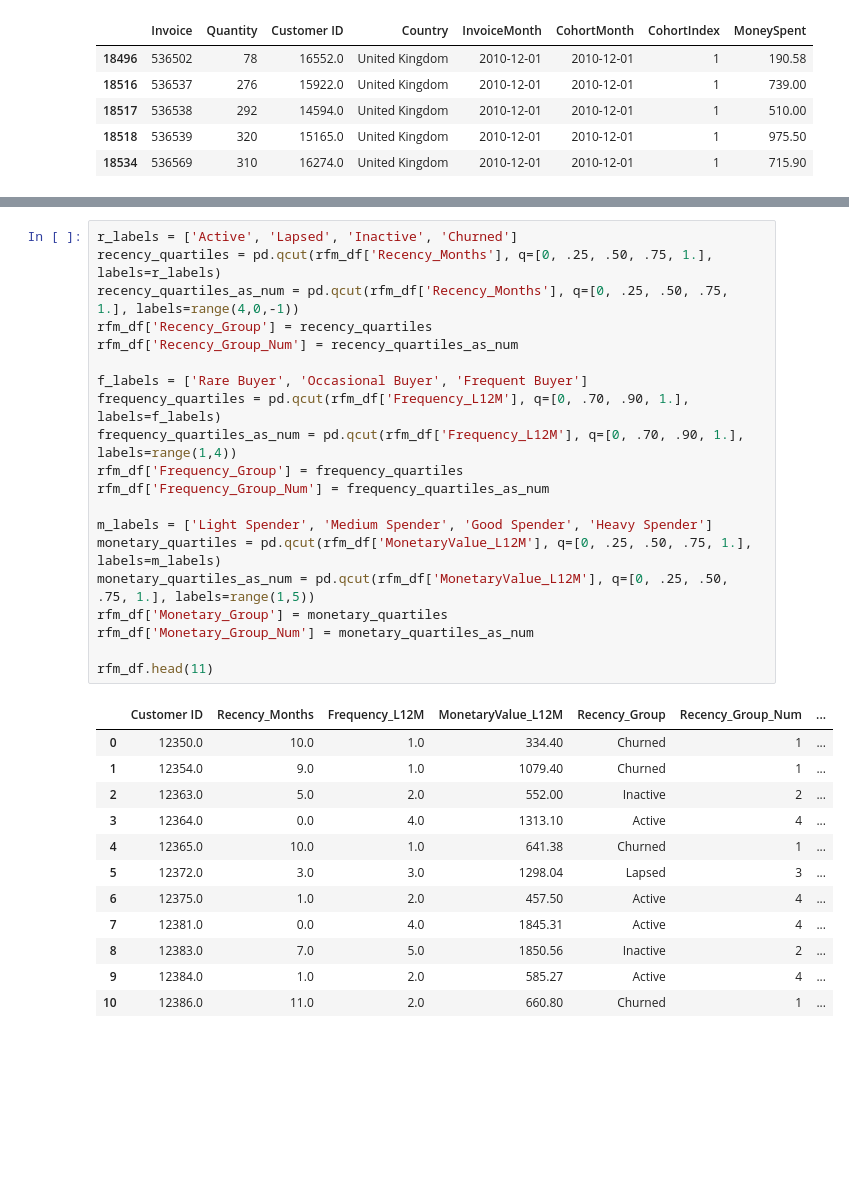
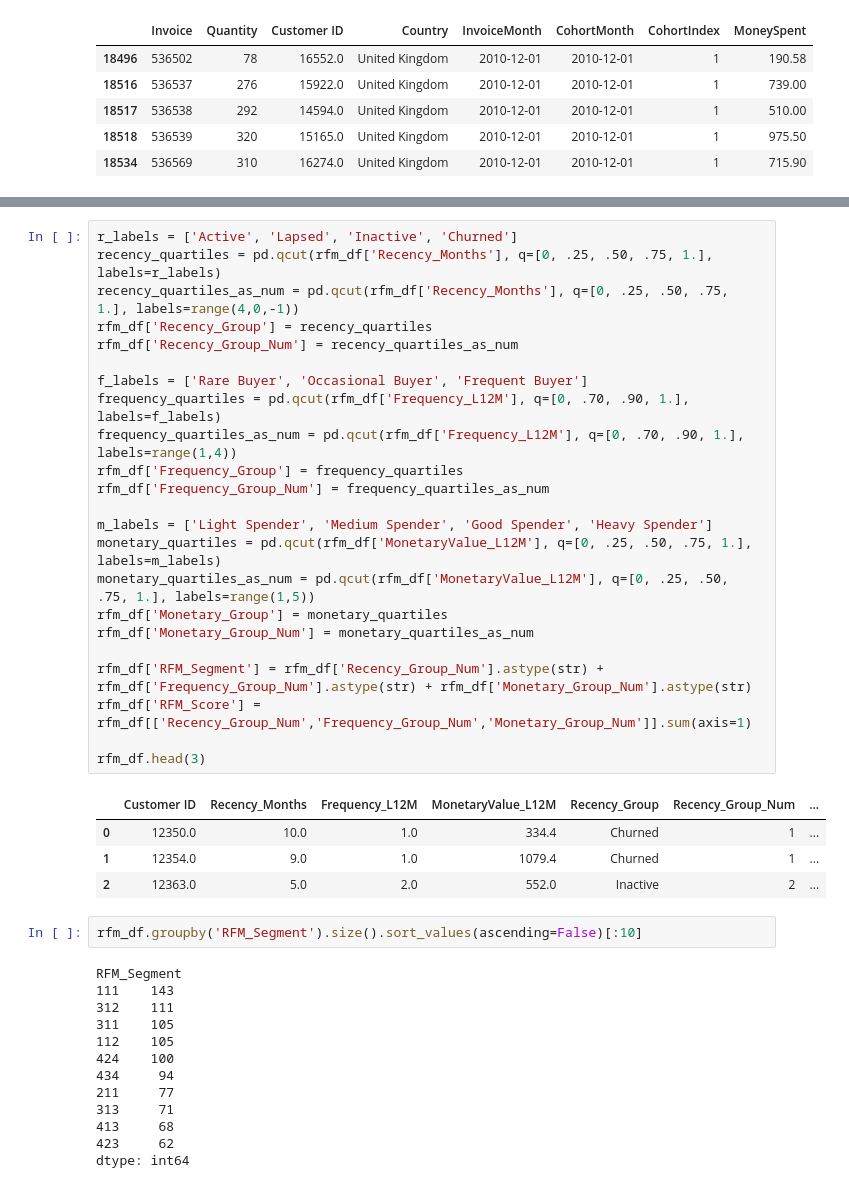
Before and after one commit to ga-tardochisalles/online-retail-customer-segregation, a Jupyter notebook: Cohort_RFM_KMeans_Customer_Analysis.ipynb, the cells around one changed output, grey strips where cells are left out. Saved outputs shown, nothing was run; the diff lists cells and outputs as text; blank space fills up the shorter version.

```diff
--- a/Untitled.ipynb
+++ b/Cohort_RFM_KMeans_Customer_Analysis.ipynb
@@ -216,33 +221,43 @@ plt.show()
 # %%
 r_labels = ['Active', 'Lapsed', 'Inactive', 'Churned']
 recency_quartiles = pd.qcut(rfm_df['Recency_Months'], q=[0, .25, .50, .75, 1.], labels=r_labels)
 recency_quartiles_as_num = pd.qcut(rfm_df['Recency_Months'], q=[0, .25, .50, .75, 1.], labels=range(4,0,-1))
 rfm_df['Recency_Group'] = recency_quartiles
 rfm_df['Recency_Group_Num'] = recency_quartiles_as_num
 
 f_labels = ['Rare Buyer', 'Occasional Buyer', 'Frequent Buyer']
 frequency_quartiles = pd.qcut(rfm_df['Frequency_L12M'], q=[0, .70, .90, 1.], labels=f_labels)
 frequency_quartiles_as_num = pd.qcut(rfm_df['Frequency_L12M'], q=[0, .70, .90, 1.], labels=range(1,4))
 rfm_df['Frequency_Group'] = frequency_quartiles
 rfm_df['Frequency_Group_Num'] = frequency_quartiles_as_num
 
 m_labels = ['Light Spender', 'Medium Spender', 'Good Spender', 'Heavy Spender']
 monetary_quartiles = pd.qcut(rfm_df['MonetaryValue_L12M'], q=[0, .25, .50, .75, 1.], labels=m_labels)
 monetary_quartiles_as_num = pd.qcut(rfm_df['MonetaryValue_L12M'], q=[0, .25, .50, .75, 1.], labels=range(1,5))
 rfm_df['Monetary_Group'] = monetary_quartiles
 rfm_df['Monetary_Group_Num'] = monetary_quartiles_as_num
 
-rfm_df.head(11)
+rfm_df['RFM_Segment'] = rfm_df['Recency_Group_Num'].astype(str) + rfm_df['Frequency_Group_Num'].astype(str) + rfm_df['Monetary_Group_Num'].astype(str)
+rfm_df['RFM_Score'] = rfm_df[['Recency_Group_Num','Frequency_Group_Num','Monetary_Group_Num']].sum(axis=1)
+
+rfm_df.head(3)
 # %% [output]
 |  | Customer ID | Recency_Months | Frequency_L12M | MonetaryValue_L12M | Recency_Group | Recency_Group_Num | ... |
-| 0 | 12350.0 | 10.0 | 1.0 | 334.40 | Churned | 1 | ... |
-| 1 | 12354.0 | 9.0 | 1.0 | 1079.40 | Churned | 1 | ... |
-| 2 | 12363.0 | 5.0 | 2.0 | 552.00 | Inactive | 2 | ... |
-| 3 | 12364.0 | 0.0 | 4.0 | 1313.10 | Active | 4 | ... |
-| 4 | 12365.0 | 10.0 | 1.0 | 641.38 | Churned | 1 | ... |
-| 5 | 12372.0 | 3.0 | 3.0 | 1298.04 | Lapsed | 3 | ... |
-| 6 | 12375.0 | 1.0 | 2.0 | 457.50 | Active | 4 | ... |
-| 7 | 12381.0 | 0.0 | 4.0 | 1845.31 | Active | 4 | ... |
-| 8 | 12383.0 | 7.0 | 5.0 | 1850.56 | Inactive | 2 | ... |
-| 9 | 12384.0 | 1.0 | 2.0 | 585.27 | Active | 4 | ... |
-| 10 | 12386.0 | 11.0 | 2.0 | 660.80 | Churned | 1 | ... |
+| 0 | 12350.0 | 10.0 | 1.0 | 334.4 | Churned | 1 | ... |
+| 1 | 12354.0 | 9.0 | 1.0 | 1079.4 | Churned | 1 | ... |
+| 2 | 12363.0 | 5.0 | 2.0 | 552.0 | Inactive | 2 | ... |
+# %%
+rfm_df.groupby('RFM_Segment').size().sort_values(ascending=False)[:10]
+# %% [output]
+RFM_Segment
+111    143
+312    111
+311    105
+112    105
+424    100
+434     94
+211     77
+313     71
+413     68
+423     62
+dtype: int64
```
Also changed, not shown: parts of 19 cells of this notebook.
